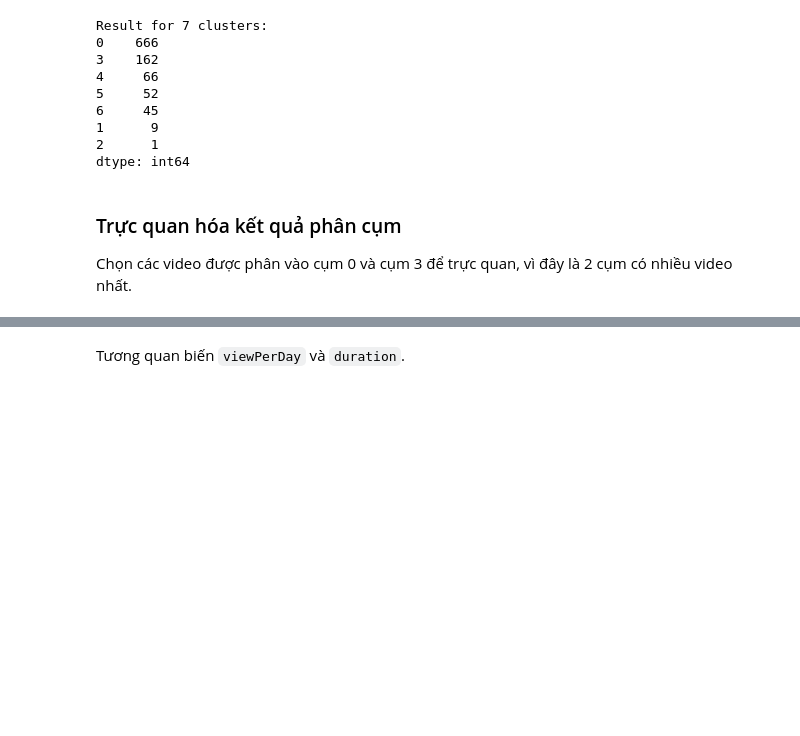
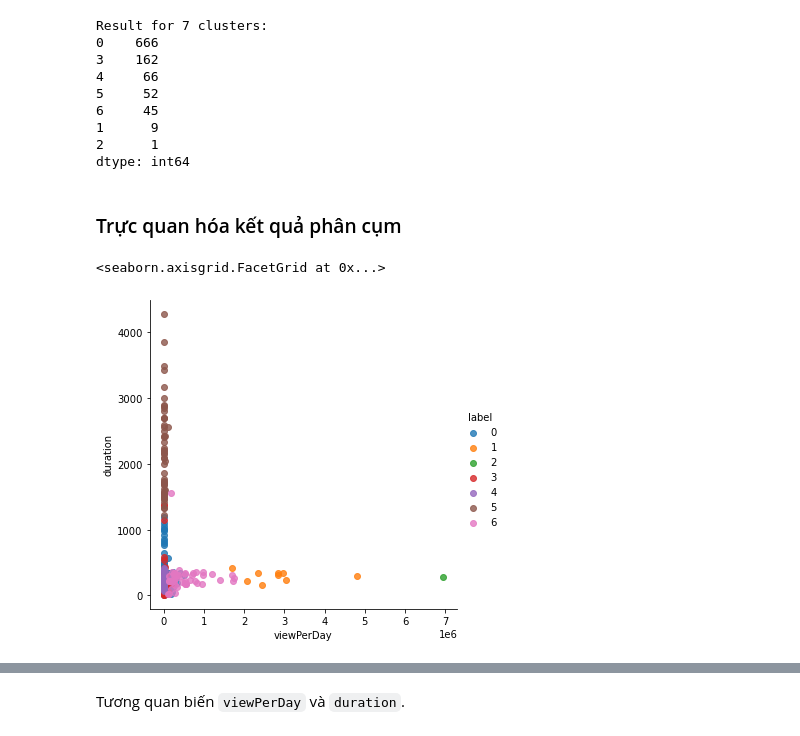
Before and after one commit to PXMinhThanh/Data-Science-Project, a Jupyter notebook: Explore and Modeling data.ipynb, the cells around one changed output, grey strips where cells are left out. Cells and saved outputs as stored; diff of their text form; code cells hidden in the pictures; blank space fills up the shorter version.

```diff
--- a/Explore and Modeling data.ipynb
+++ b/Explore and Modeling data.ipynb
@@ -422,5 +422,10 @@ Result for 7 clusters:
 dtype: int64
 # %% [markdown]
 ### Trực quan hóa kết quả phân cụm
-
-Chọn các video được phân vào cụm 0 và cụm 3 để trực quan, vì đây là 2 cụm có nhiều video nhất.
+# %%
+test_df = col_trans_pipeline.fit_transform(video_df)
+test_df['label'] = preds
+sns.lmplot(x="viewPerDay", y="duration", data=test_df, hue='label', fit_reg=False)
+# %% [output]
+<seaborn.axisgrid.FacetGrid at 0x...>
+[figure, added]
```
Also changed, not shown: parts of 19 cells of this notebook.
